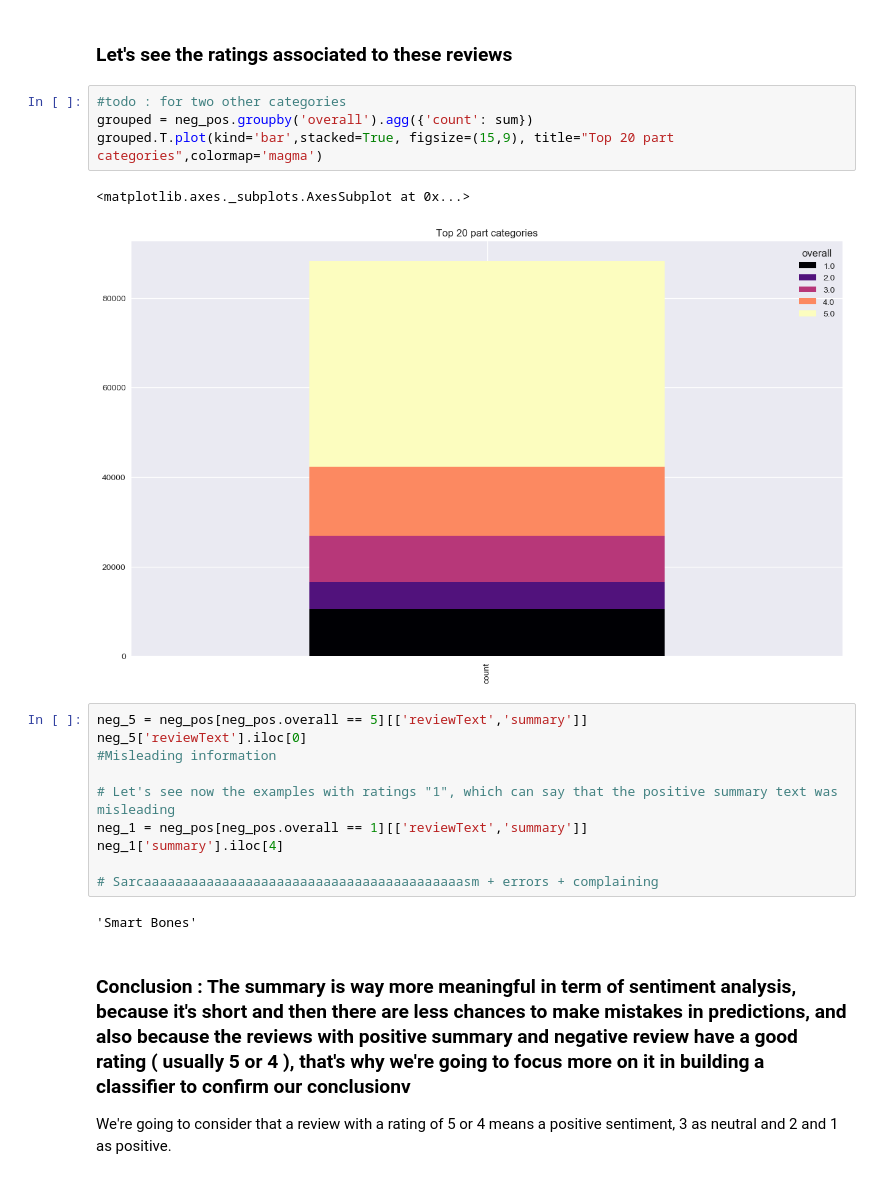
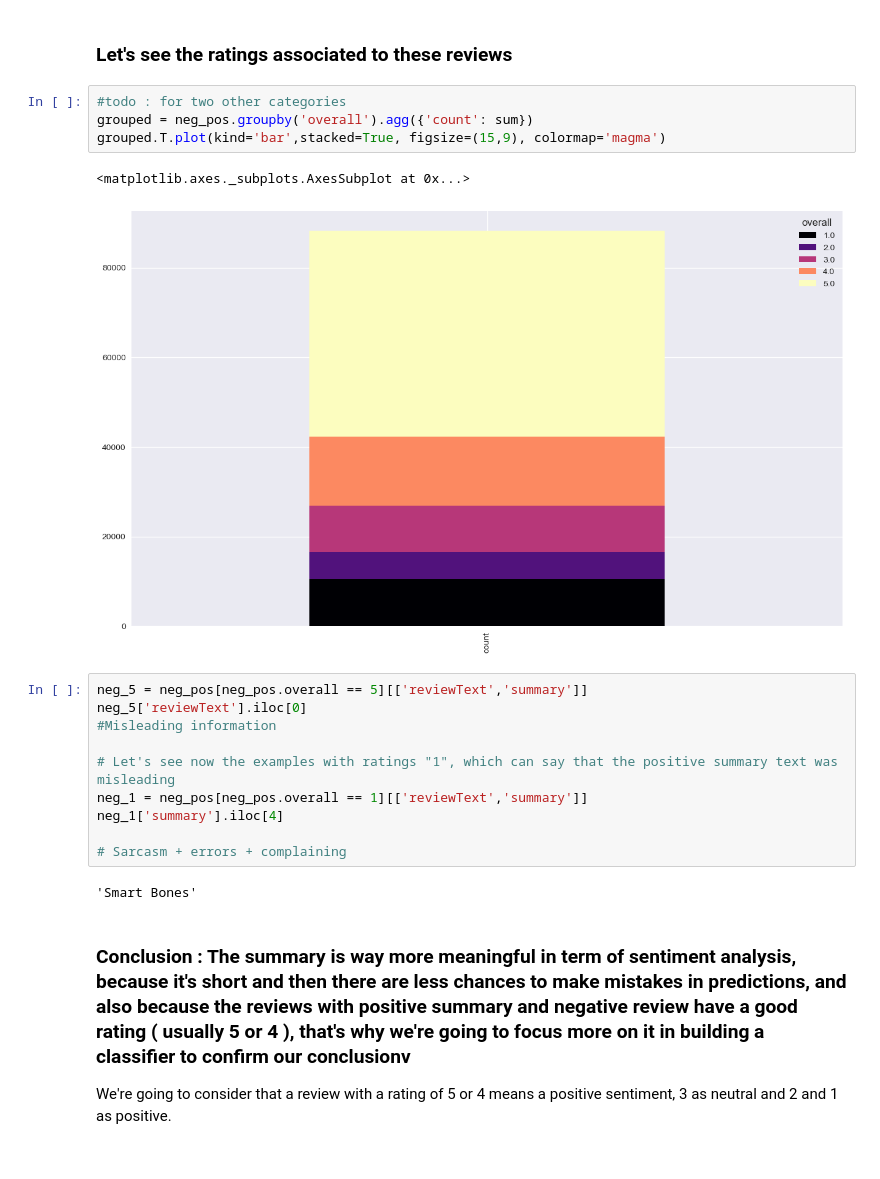
Before and after one commit to epfl-ada-project-amazon/data-analysis, a Jupyter notebook: project.pets.ipynb, the cells around one changed output. Cells and saved outputs as stored; diff of their text form.

```diff
--- a/project.pets.ipynb
+++ b/project.pets.ipynb
@@ -701,10 +695,10 @@ plt.show()
 # %%
 #todo : for two other categories
 grouped = neg_pos.groupby('overall').agg({'count': sum})
-grouped.T.plot(kind='bar',stacked=True, figsize=(15,9), title="Top 20 part categories",colormap='magma')
+grouped.T.plot(kind='bar',stacked=True, figsize=(15,9), colormap='magma')
 # %% [output]
 <matplotlib.axes._subplots.AxesSubplot at 0x...>
-[figure, old version]
+[figure, new version]
 # %%
 neg_5 = neg_pos[neg_pos.overall == 5][['reviewText','summary']]
 neg_5['reviewText'].iloc[0]
@@ -714,7 +708,7 @@ neg_5['reviewText'].iloc[0]
 neg_1 = neg_pos[neg_pos.overall == 1][['reviewText','summary']]
 neg_1['summary'].iloc[4]
 
-# Sarcaaaaaaaaaaaaaaaaaaaaaaaaaaaaaaaaaaaaaaaaasm + errors + complaining
+# Sarcasm + errors + complaining
 # %% [output]
 'Smart Bones'
 # %% [markdown]
```
Also changed, not shown: parts of 16 cells of this notebook, 4 other files.
